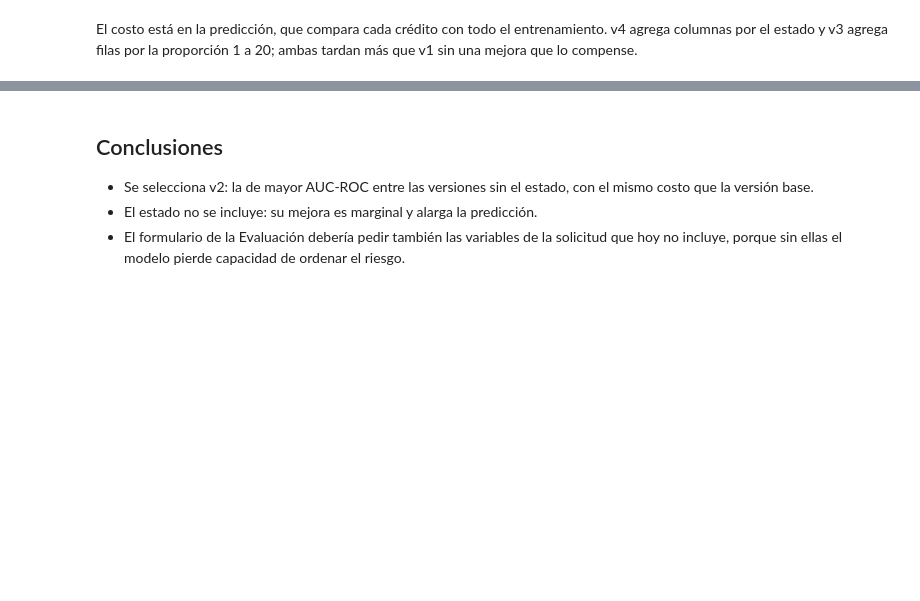
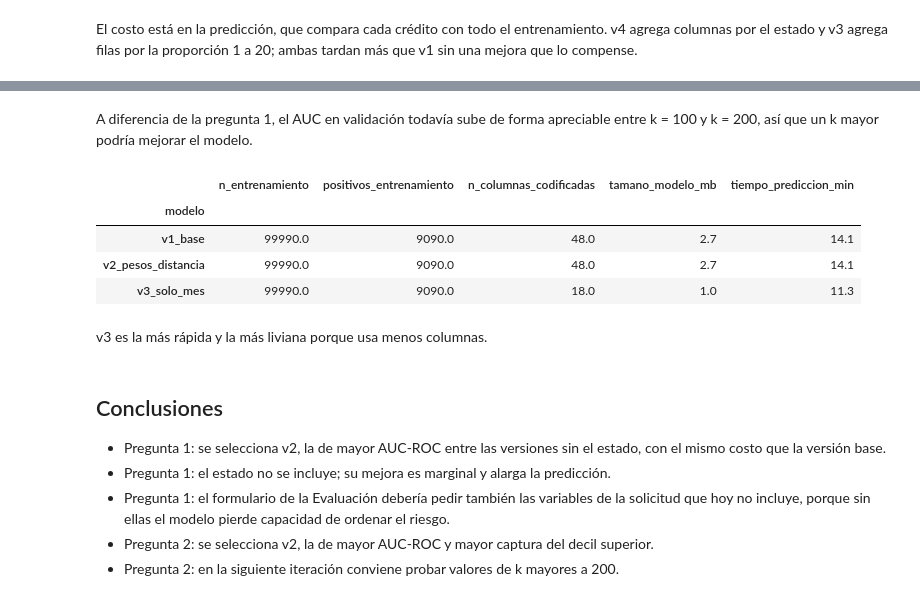
Before and after one commit to OSCARORTEGA95/Proyecto-de-Riesgo-de-Credito-Hipotecario, a Jupyter notebook: notebooks/03_modelos_knn.ipynb, the cells around one changed output, grey strips where cells are left out. Cells and saved outputs as stored; diff of their text form; code cells hidden in the pictures; blank space fills up the shorter version.

```diff
--- a/notebooks/03_modelos_knn.ipynb
+++ b/notebooks/03_modelos_knn.ipynb
@@ -71,4 +61,0 @@ El AUC en validación sube con k en todas las versiones, cada vez menos. En toda
-# %%
-costo = versiones.set_index("modelo")[["n_entrenamiento", "positivos_entrenamiento", "n_columnas_codificadas", "tiempo_prediccion_s", "tamano_modelo_mb"]].copy()
-costo["tiempo_prediccion_min"] = costo.pop("tiempo_prediccion_s") / 60
-costo.round(1)
@@ -85,6 +112,22 @@ El costo está en la predicción, que compara cada crédito con todo el entrenam
+# %% [markdown]
+A diferencia de la pregunta 1, el AUC en validación todavía sube de forma apreciable entre k = 100 y k = 200, así que un k mayor podría mejorar el modelo.
+# %%
+t = p2[costo].dropna().copy()
+t["tiempo_prediccion_min"] = t.pop("tiempo_prediccion_s") / 60
+t.round(1)
+# %% [output]
+|  | n_entrenamiento | positivos_entrenamiento | n_columnas_codificadas | tamano_modelo_mb | tiempo_prediccion_min |
+| modelo |  |  |  |  |  |
+| v1_base | 99990.0 | 9090.0 | 48.0 | 2.7 | 14.1 |
+| v2_pesos_distancia | 99990.0 | 9090.0 | 48.0 | 2.7 | 14.1 |
+| v3_solo_mes | 99990.0 | 9090.0 | 18.0 | 1.0 | 11.3 |
+# %% [markdown]
+v3 es la más rápida y la más liviana porque usa menos columnas.
 # %% [markdown]
 ## Conclusiones
 
-- Se selecciona v2: la de mayor AUC-ROC entre las versiones sin el estado, con el mismo costo que la versión base.
-- El estado no se incluye: su mejora es marginal y alarga la predicción.
-- El formulario de la Evaluación debería pedir también las variables de la solicitud que hoy no incluye, porque sin ellas el modelo pierde capacidad de ordenar el riesgo.
+- Pregunta 1: se selecciona v2, la de mayor AUC-ROC entre las versiones sin el estado, con el mismo costo que la versión base.
+- Pregunta 1: el estado no se incluye; su mejora es marginal y alarga la predicción.
+- Pregunta 1: el formulario de la Evaluación debería pedir también las variables de la solicitud que hoy no incluye, porque sin ellas el modelo pierde capacidad de ordenar el riesgo.
+- Pregunta 2: se selecciona v2, la de mayor AUC-ROC y mayor captura del decil superior.
+- Pregunta 2: en la siguiente iteración conviene probar valores de k mayores a 200.
```
Also changed, not shown: parts of 17 cells of this notebook, 43 other files.
